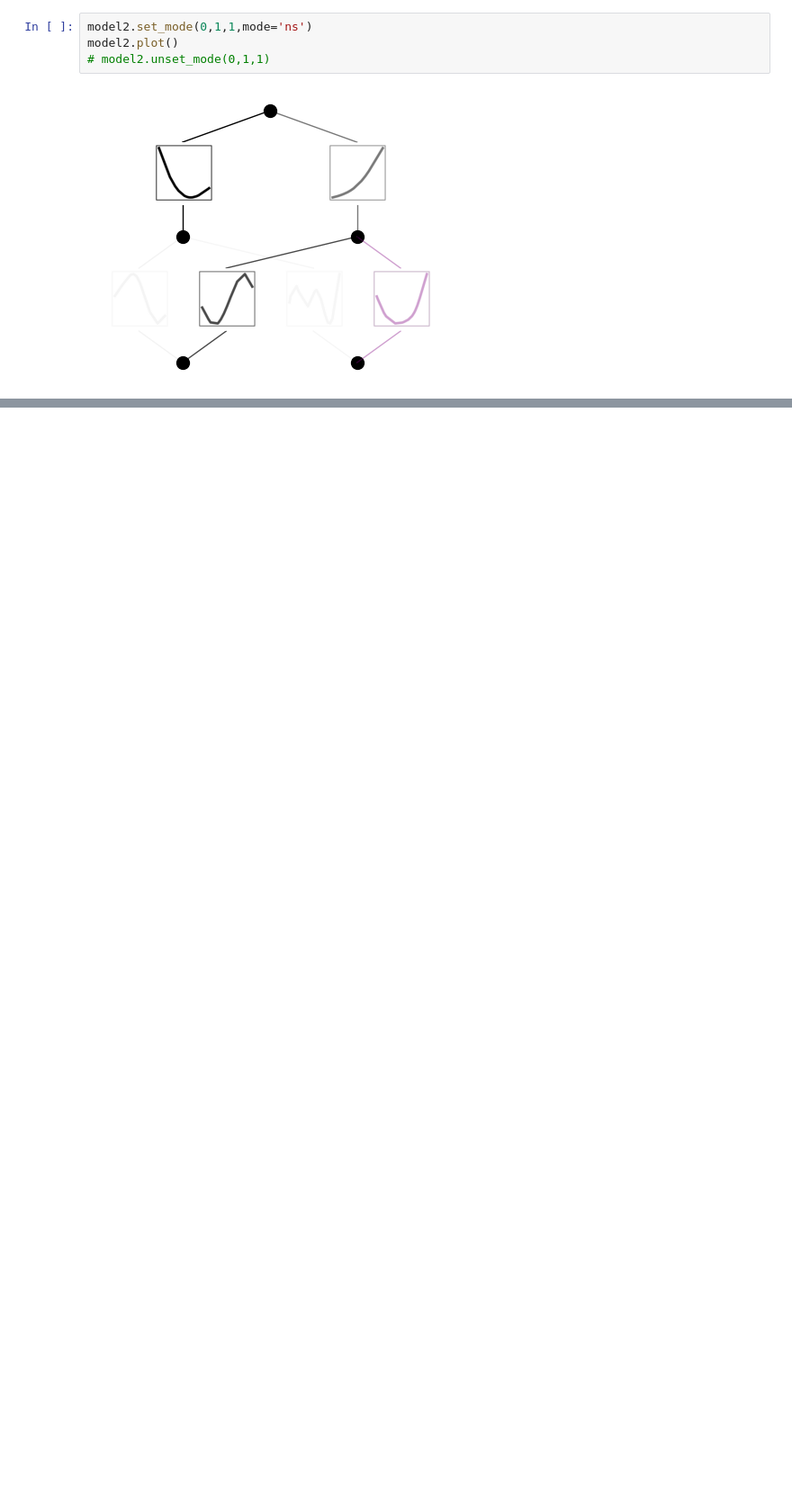
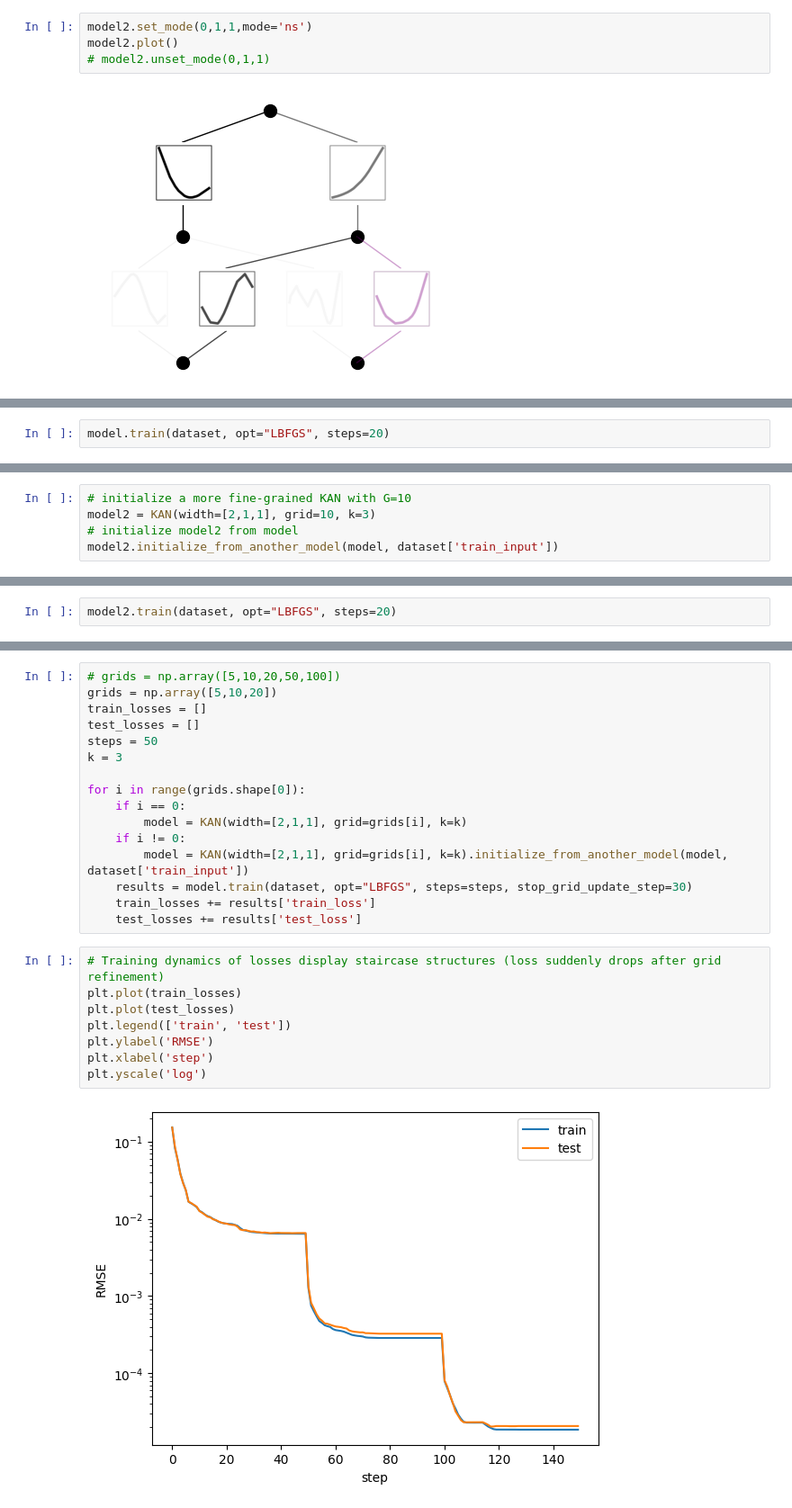
Before and after one commit to Ykiiii/Timing-signal-analysis, a Jupyter notebook: KAN.ipynb, the cells around one changed output, grey strips where cells are left out. Shown: that part at 90% size. Cells and saved outputs as stored; diff of their text form; blank space fills up the shorter version.

```diff
--- a/KAN.ipynb
+++ b/KAN.ipynb
@@ -229,0 +165,2 @@ Text(0, 0.5, 'B_i(x)')
+# %%
+model.train(dataset, opt="LBFGS", steps=20)
@@ -229,0 +185,5 @@ Text(0, 0.5, 'B_i(x)')
+# %%
+# initialize a more fine-grained KAN with G=10
+model2 = KAN(width=[2,1,1], grid=10, k=3)
+# initialize model2 from model
+model2.initialize_from_another_model(model, dataset['train_input'])
@@ -229,0 +210,2 @@ Text(0, 0.5, 'B_i(x)')
+# %%
+model2.train(dataset, opt="LBFGS", steps=20)
@@ -229,0 +230,26 @@ Text(0, 0.5, 'B_i(x)')
+# %%
+# grids = np.array([5,10,20,50,100])
+grids = np.array([5,10,20])
+train_losses = []
+test_losses = []
+steps = 50
+k = 3
+
+for i in range(grids.shape[0]):
+    if i == 0:
+        model = KAN(width=[2,1,1], grid=grids[i], k=k)
+    if i != 0:
+        model = KAN(width=[2,1,1], grid=grids[i], k=k).initialize_from_another_model(model, dataset['train_input'])
+    results = model.train(dataset, opt="LBFGS", steps=steps, stop_grid_update_step=30)
+    train_losses += results['train_loss']
+    test_losses += results['test_loss']
+# %%
+# Training dynamics of losses display staircase structures (loss suddenly drops after grid refinement)
+plt.plot(train_losses)
+plt.plot(test_losses)
+plt.legend(['train', 'test'])
+plt.ylabel('RMSE')
+plt.xlabel('step')
+plt.yscale('log')
+# %% [output]
+[figure, added]
```
Also changed, not shown: parts of 44 cells of this notebook, 20 other files.
